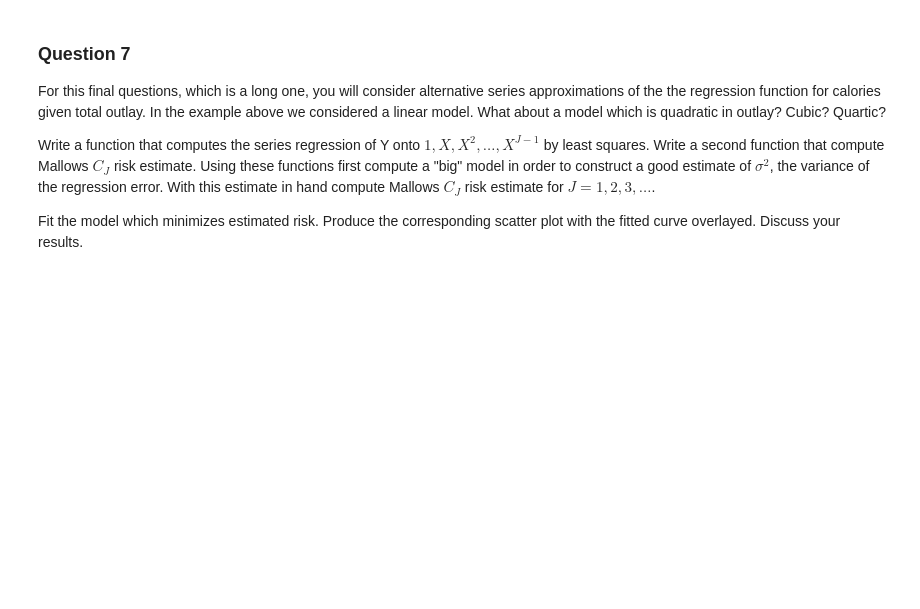
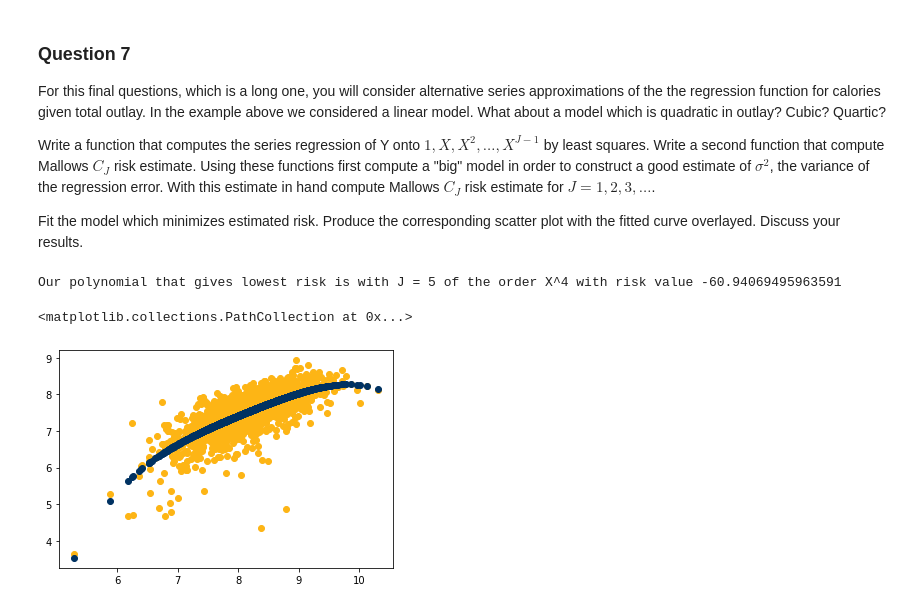
Before and after one commit to daynetran/yggdrasil, a Jupyter notebook: economics/143_advanced_econometrics/problem_set_3/ProblemSet_3_Model_Selection.ipynb, the cells around one changed output. Saved outputs shown, nothing was run; the diff lists cells and outputs as text; code cells hidden in the pictures; blank space fills up the shorter version.

```diff
--- a/economics/143_advanced_econometrics/problem_set_3/ProblemSet_3_Model_Selection.ipynb
+++ b/economics/143_advanced_econometrics/problem_set_3/ProblemSet_3_Model_Selection.ipynb
@@ -249,3 +325,44 @@ For this final questions, which is a long one, you will consider alternative ser
 Write a function that computes the series regression of Y onto $1, X, X^2, \ldots, X^{J-1}$ by least squares. Write a second function that compute Mallows $C_J$ risk estimate. Using these functions first compute a "big" model in order to construct a good estimate of $\sigma^2$, the variance of the regression error. With this estimate in hand compute Mallows $C_J$ risk estimate for $J=1,2,3,\ldots$.
 
 Fit the model which minimizes estimated risk. Produce the corresponding scatter plot with the fitted curve overlayed. Discuss your results.
+# %%
+from sklearn.linear_model import LinearRegression
+
+def series_of_unfortunate_regressors(J):
+    # Part 1: build training features
+    series_data = np.zeros((len(calories['X0']),J)) # initialize the rows and columns for 1, X, X^2, ..., X^(J-1)
+    for j in range(J):
+        series_data[:, j] = calories['X0'] ** j # changes X, elementwise, to the power of j from 0 to J-1, and adds to corresponding column in data
+
+    # Part 2: build linear regression on polynomial features, i.e. series regression
+    model = LinearRegression(fit_intercept=False).fit(X=series_data, y=calories['Y0']) # fit our polynomial training data to the training labels
+    training_predictions = model.predict(series_data) # predict values using our newly-built model and 'lifted' training data
+    # print("Coefficients: \n", model.get_params())
+
+    return model, series_data, training_predictions
+
+def the_deathly_mallows(y_hats, J):
+    sigma_hat_sq = np.mean((y_hats - np.mean(calories['Y0']))**2)
+    sum_sq_resids = np.sum((calories['Y0'] - y_hats)**2)
+    return -len(calories['X0']) * sigma_hat_sq + sum_sq_resids + 2 * sigma_hat_sq * J
+
+min_risk = np.infty
+best_J = 0
+best_pred = None
+
+for i in [1,2,3,4,5,6,7,8]:
+    series_regress = series_of_unfortunate_regressors(i)
+    risk = the_deathly_mallows(series_regress[2], i)
+    if risk < min_risk:
+        min_risk = risk
+        best_J = i
+        best_pred = series_regress[2]
+
+print(f'Our polynomial that gives lowest risk is with J = {best_J} of the order X^{best_J-1} with risk value {min_risk}')
+
+plt.scatter(calories['X0'], calories['Y0'], color="#FDB515") # scatter the original training data and labels
+plt.scatter(calories['X0'], best_pred, color="#003262") # scatter the original training data and labels
+# %% [output]
+Our polynomial that gives lowest risk is with J = 5 of the order X^4 with risk value -60.94069495963591
+<matplotlib.collections.PathCollection at 0x...>
+[figure, added]
```
Also changed, not shown: parts of 8 cells of this notebook, 4 other files.
